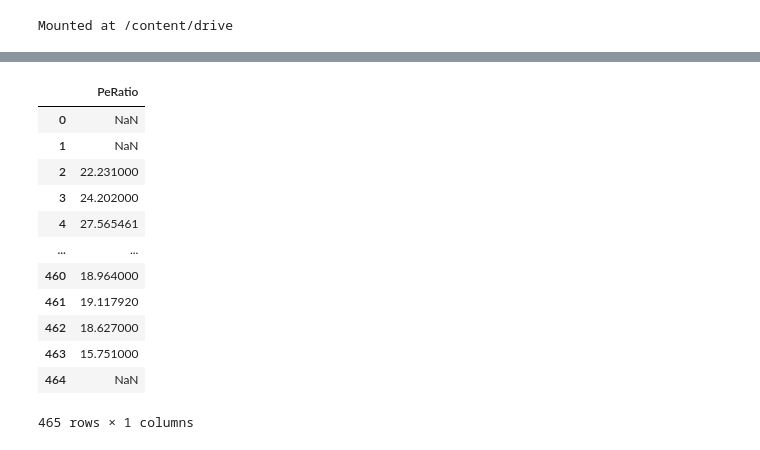
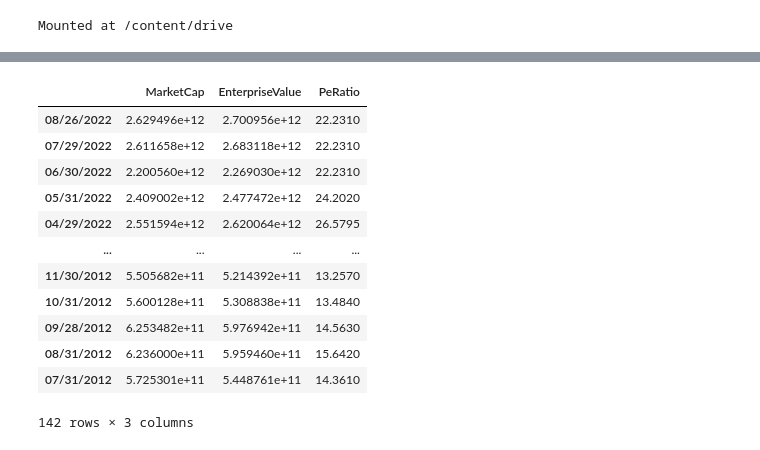
Before and after one commit to ds330wkguys/project_code, a Jupyter notebook: stat_interpolate.ipynb, the cells around one changed output, grey strips where cells are left out. Drawn from its saved outputs; the diff is of its cells as text; code cells hidden in the pictures.

```diff
--- a/stat_interpolate.ipynb
+++ b/stat_interpolate.ipynb
@@ -84,0 +25,7 @@ first.interpolate(method='values')
+# %%
+app = app.transpose()
+app.rename(columns=app.iloc[0],inplace=True)
+app = app.iloc[2:,:3]
+app['MarketCap'] = app['MarketCap'].str.replace(',', '').astype(float)
+app['EnterpriseValue'] = app['EnterpriseValue'].str.replace(',', '').astype(float)
+app = app.apply(pd.to_numeric)
@@ -101,16 +96,19 @@ first.interpolate(method='linear',limit_direction='both')
+# %%
+app2012 = app.iloc[:142,]
+app2012
+# %% [output]
+|  | MarketCap | EnterpriseValue | PeRatio |
+| 08/26/2022 | 2.629496e+12 | 2.700956e+12 | 22.2310 |
+| 07/29/2022 | 2.611658e+12 | 2.683118e+12 | 22.2310 |
+| 06/30/2022 | 2.200560e+12 | 2.269030e+12 | 22.2310 |
+| 05/31/2022 | 2.409002e+12 | 2.477472e+12 | 24.2020 |
+| 04/29/2022 | 2.551594e+12 | 2.620064e+12 | 26.5795 |
+| ... | ... | ... | ... |
+| 11/30/2012 | 5.505682e+11 | 5.214392e+11 | 13.2570 |
+| 10/31/2012 | 5.600128e+11 | 5.308838e+11 | 13.4840 |
+| 09/28/2012 | 6.253482e+11 | 5.976942e+11 | 14.5630 |
+| 08/31/2012 | 6.236000e+11 | 5.959460e+11 | 15.6420 |
+| 07/31/2012 | 5.725301e+11 | 5.448761e+11 | 14.3610 |
+142 rows × 3 columns
 # %%
-first.interpolate(method='polynomial',order=3,limit_direction='both')
+JNJ = JNJ.interpolate(method='linear',limit_direction='both')
-# %% [output]
-|  | PeRatio |
-| 0 | NaN |
-| 1 | NaN |
-| 2 | 22.231000 |
-| 3 | 24.202000 |
-| 4 | 27.565461 |
-| ... | ... |
-| 460 | 18.964000 |
-| 461 | 19.117920 |
-| 462 | 18.627000 |
-| 463 | 15.751000 |
-| 464 | NaN |
-465 rows × 1 columns
```
Also changed, not shown: parts of 30 cells of this notebook.
